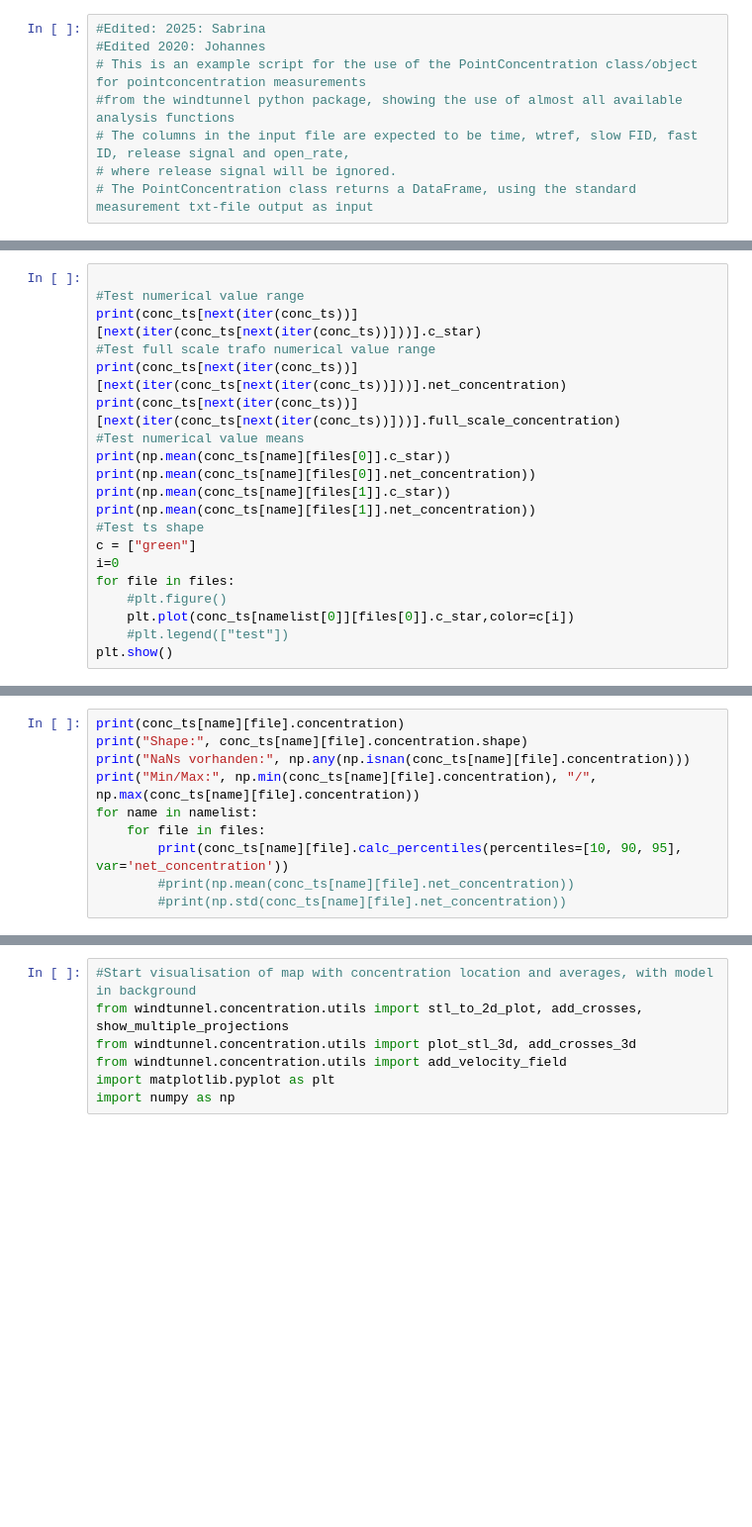
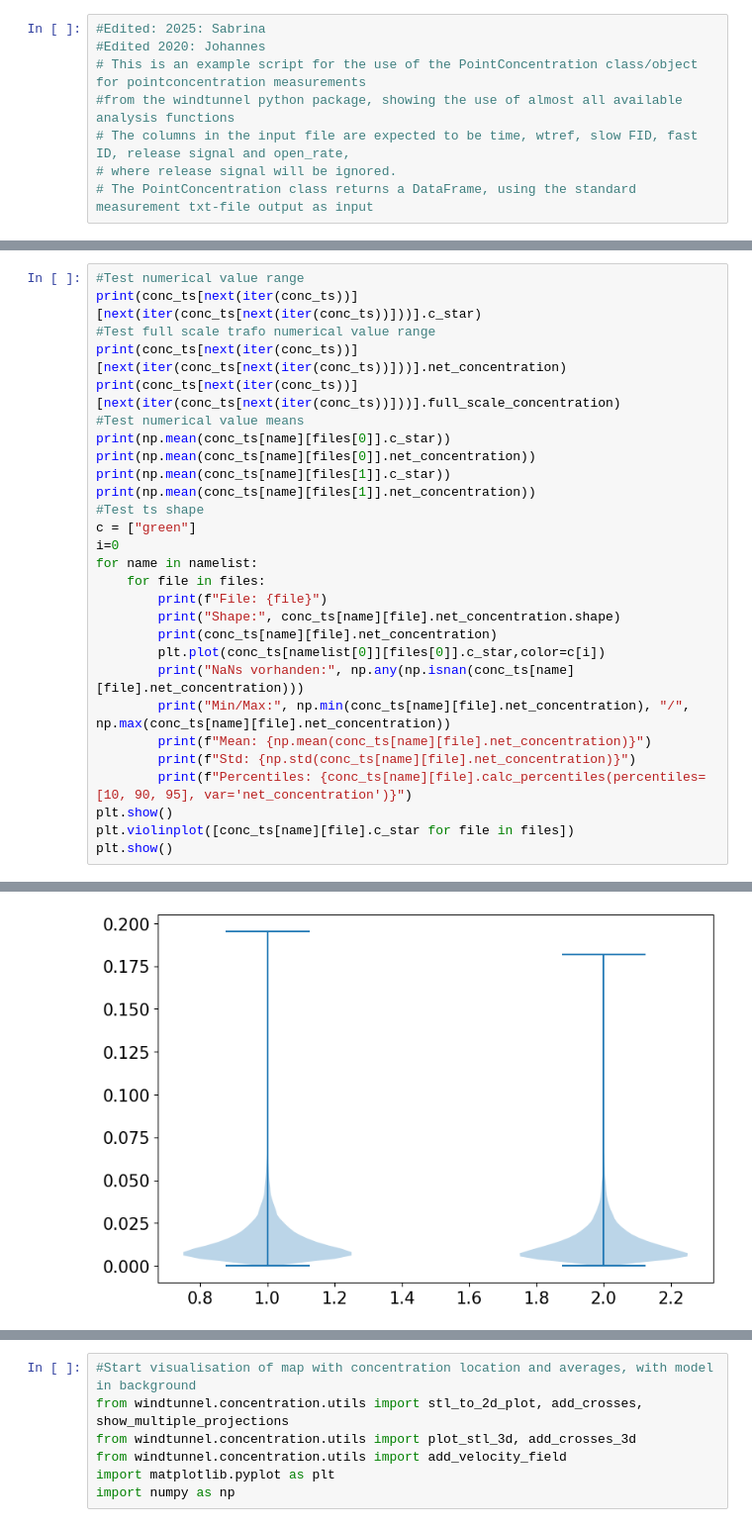
Before and after one commit to se04ber/WTSoftwareUtilitiesShare, a Jupyter notebook: Example_PointConc_Analysis_200325_Maps.ipynb, the cells around one changed output, grey strips where cells are left out. Shown at 99% size. Saved outputs shown, nothing was run; the diff lists cells and outputs as text; blank space fills up the shorter version.

```diff
--- a/Example_PointConc_Analysis_200325_Maps.ipynb
+++ b/Example_PointConc_Analysis_200325_Maps.ipynb
@@ -261,20 +266,0 @@ for name in namelist:
-# %%
-
-#Test numerical value range
-print(conc_ts[next(iter(conc_ts))][next(iter(conc_ts[next(iter(conc_ts))]))].c_star)
-#Test full scale trafo numerical value range
-print(conc_ts[next(iter(conc_ts))][next(iter(conc_ts[next(iter(conc_ts))]))].net_concentration)
-print(conc_ts[next(iter(conc_ts))][next(iter(conc_ts[next(iter(conc_ts))]))].full_scale_concentration)
-#Test numerical value means
-print(np.mean(conc_ts[name][files[0]].c_star))
-print(np.mean(conc_ts[name][files[0]].net_concentration))
-print(np.mean(conc_ts[name][files[1]].c_star))
-print(np.mean(conc_ts[name][files[1]].net_concentration))
-#Test ts shape
-c = ["green"]
-i=0
-for file in files:
-    #plt.figure()
-    plt.plot(conc_ts[namelist[0]][files[0]].c_star,color=c[i])
-    #plt.legend(["test"])
-plt.show()
@@ -300,11 +267,29 @@ c_star vorhanden
 # %%
-print(conc_ts[name][file].concentration)
-print("Shape:", conc_ts[name][file].concentration.shape)
-print("NaNs vorhanden:", np.any(np.isnan(conc_ts[name][file].concentration)))
-print("Min/Max:", np.min(conc_ts[name][file].concentration), "/", np.max(conc_ts[name][file].concentration))
+#Test numerical value range
+print(conc_ts[next(iter(conc_ts))][next(iter(conc_ts[next(iter(conc_ts))]))].c_star)
+#Test full scale trafo numerical value range
+print(conc_ts[next(iter(conc_ts))][next(iter(conc_ts[next(iter(conc_ts))]))].net_concentration)
+print(conc_ts[next(iter(conc_ts))][next(iter(conc_ts[next(iter(conc_ts))]))].full_scale_concentration)
+#Test numerical value means
+print(np.mean(conc_ts[name][files[0]].c_star))
+print(np.mean(conc_ts[name][files[0]].net_concentration))
+print(np.mean(conc_ts[name][files[1]].c_star))
+print(np.mean(conc_ts[name][files[1]].net_concentration))
+#Test ts shape
+c = ["green"]
+i=0
 for name in namelist:
     for file in files:
-        print(conc_ts[name][file].calc_percentiles(percentiles=[10, 90, 95], var='net_concentration'))
-        #print(np.mean(conc_ts[name][file].net_concentration))
-        #print(np.std(conc_ts[name][file].net_concentration))
+        print(f"File: {file}")
+        print("Shape:", conc_ts[name][file].net_concentration.shape)
+        print(conc_ts[name][file].net_concentration)
+        plt.plot(conc_ts[namelist[0]][files[0]].c_star,color=c[i])
+        print("NaNs vorhanden:", np.any(np.isnan(conc_ts[name][file].net_concentration)))
+        print("Min/Max:", np.min(conc_ts[name][file].net_concentration), "/", np.max(conc_ts[name][file].net_concentration))
+        print(f"Mean: {np.mean(conc_ts[name][file].net_concentration)}")
+        print(f"Std: {np.std(conc_ts[name][file].net_concentration)}")
+        print(f"Percentiles: {conc_ts[name][file].calc_percentiles(percentiles=[10, 90, 95], var='net_concentration')}")
+plt.show()
+plt.violinplot([conc_ts[name][file].c_star for file in files])
+plt.show()
 # %% [output]
@@ -311,0 +314 @@ AttributeError: 'PointConcentration' object has no attribute 'concentration'
+[figure, added]
```
Also changed, not shown: parts of 29 cells of this notebook, 32 other files.
